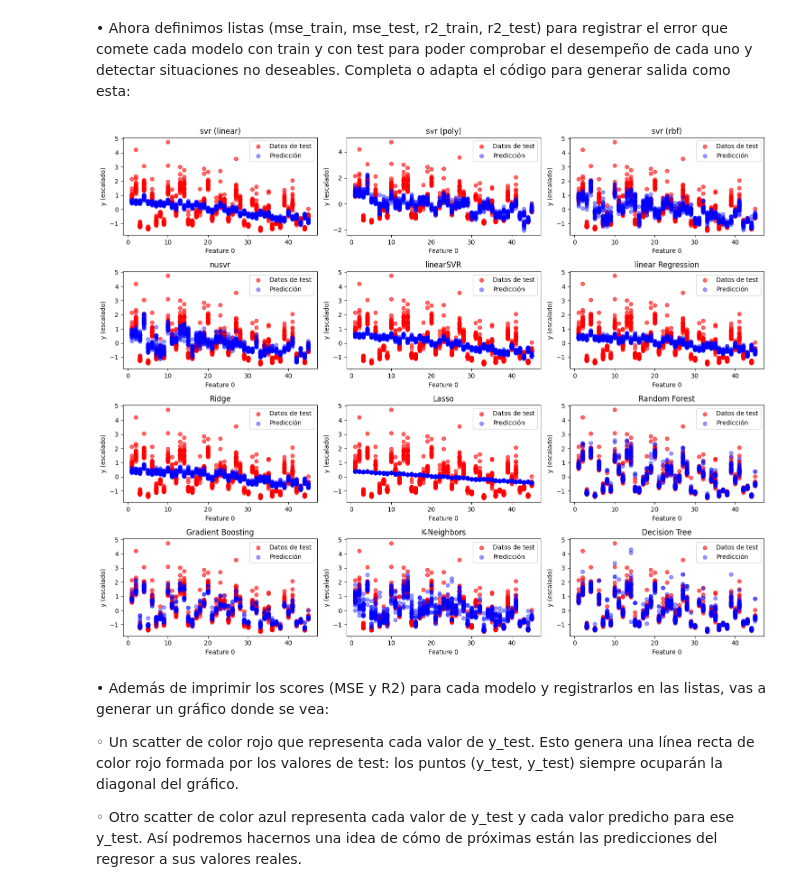
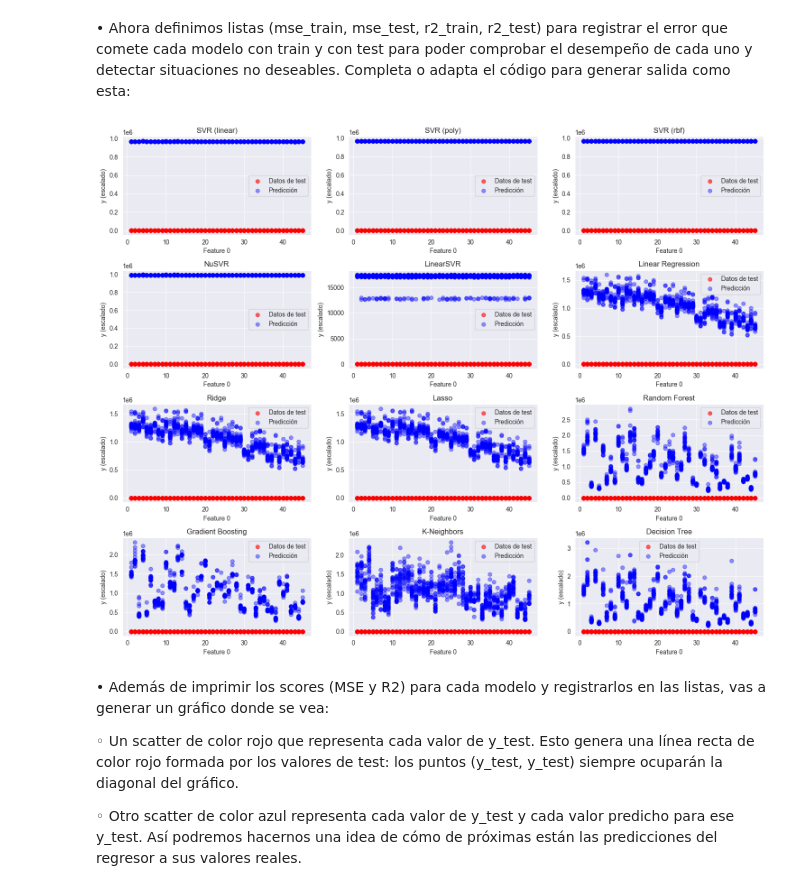
Before and after one commit to SamuehFDEZ/MachineLearning, a Jupyter notebook: saa/U3_AprendizajeSupervisado2/U03-P01-Regresiones/saa_u03_p01_a2-samartlop.ipynb, the cells around one changed output. Drawn from its saved outputs; the diff is of its cells as text; code cells hidden in the pictures.

```diff
--- a/saa/U3_AprendizajeSupervisado2/U03-P01-Regresiones/saa_u03_p01_a2-samartlop.ipynb
+++ b/saa/U3_AprendizajeSupervisado2/U03-P01-Regresiones/saa_u03_p01_a2-samartlop.ipynb
@@ -111,9 +110,6 @@ numéricas usando el criterio de la cantidad de valores diferentes que tengan. S
 característica tiene menos del 0.5% de sus valores distintos es sospechosa de ser categórica
 aunque sus valores sean numéricos. Completa el código que crea la lista nf con los nombres de
 las características numéricas y la lista cf con las categóricas y las imprima:
-# %%
-nu = df[predictoras].nunique().sort_values()
-nf = []; cf = [];
 # %% [markdown]
  • Dibujar un histograma del target con seaborn por ejemplo usando histplot().
 # %%
@@ -296,39 +375,38 @@ detectar situaciones no deseables. Completa o adapta el código para generar sal
 # %%
 from sklearn.metrics import mean_squared_error, r2_score
 import matplotlib.pyplot as plt
 
 mse_train = []
 mse_test = []
 r2_train = []
 r2_test = []
 
 plt.figure(figsize=(15, 12))
 
 for i, (nombre, modelo) in enumerate(regresores.items()):
-    modelo.fit(X_train, y_train_escalado)
-
+    modelo.fit(X_train, y_train)
     y_pred_train = modelo.predict(X_train)
     y_pred_test = modelo.predict(X_test)
 
-    # Guardar métricas
-    mse_train.append(mean_squared_error(y_train_escalado, y_pred_train))
-    mse_test.append(mean_squared_error(y_test_escalado, y_pred_test))
-    r2_train.append(r2_score(y_train_escalado, y_pred_train))
-    r2_test.append(r2_score(y_test_escalado, y_pred_test))
+    mse_train.append(mean_squared_error(y_train, y_pred_train))
+    mse_test.append(mean_squared_error(y_test, y_pred_test))
+    r2_train.append(r2_score(y_train, y_pred_train))
+    r2_test.append(r2_score(y_test, y_pred_test))
+
 
     # Graficar usando solo la primera columna de X_test
     plt.subplot(4, 3, i + 1)
     plt.scatter(X_test.iloc[:, 0], y_test_escalado, color='red', label='Datos de test', alpha=0.6)
     plt.scatter(X_test.iloc[:, 0], y_pred_test, color='blue', alpha=0.4, label='Predicción')
     plt.xlabel('Feature 0')
     plt.ylabel('y (escalado)')
     plt.title(nombre)
     plt.legend()
 
 plt.tight_layout()
 plt.show()
 # %% [output]
-[figure, old version]
+[figure, new version]
 # %% [markdown]
  • Además de imprimir los scores (MSE y R2) para cada modelo y registrarlos en las listas, vas a
 generar un gráfico donde se vea:
```
Also changed, not shown: parts of 18 cells of this notebook, 1 other file.
